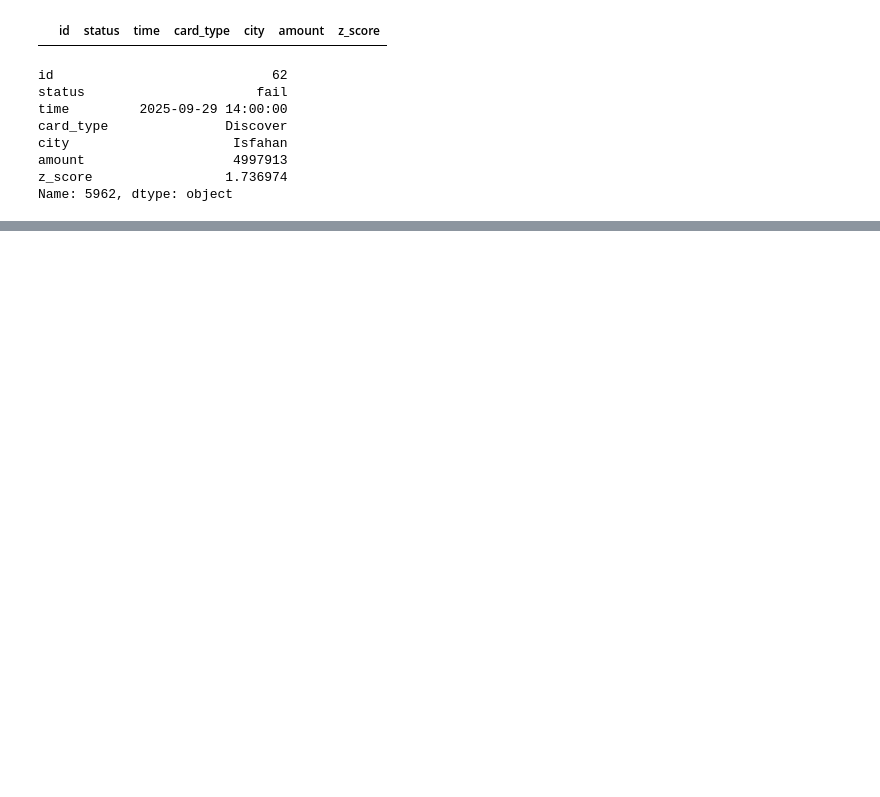
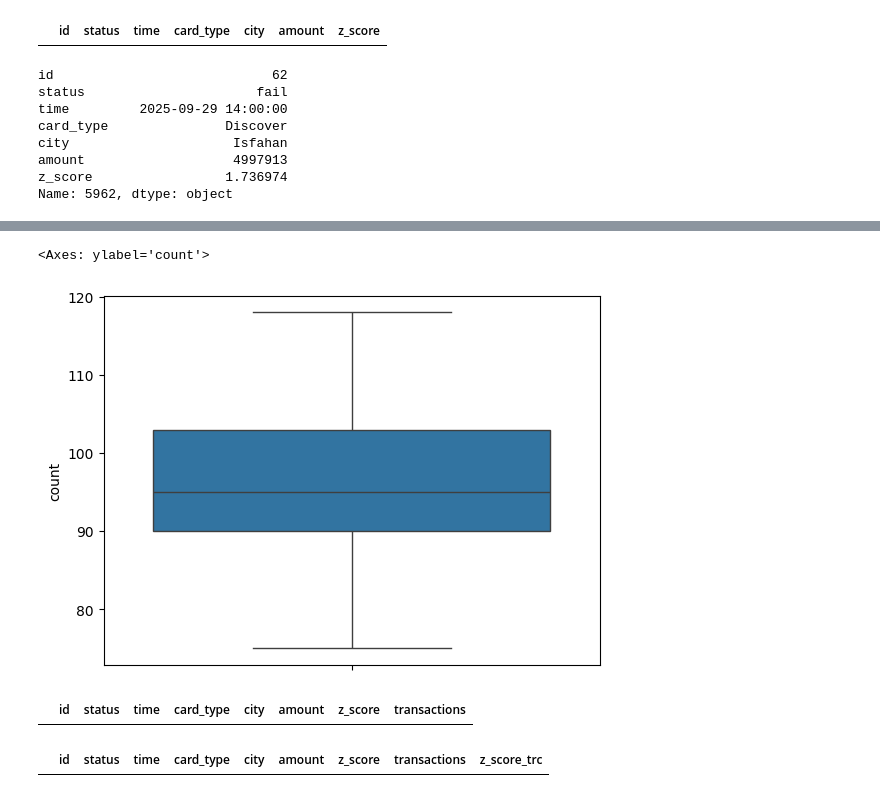
Before and after one commit to MRXLANTERN1390/IranianCustomer_Payment, a Jupyter notebook: NoteBook.ipynb, the cells around one changed output, grey strips where cells are left out. Saved outputs shown, nothing was run; the diff lists cells and outputs as text; code cells hidden in the pictures; blank space fills up the shorter version.

Commit message:
outliers of each user transactions

```diff
--- a/NoteBook.ipynb
+++ b/NoteBook.ipynb
@@ -220,7 +220,7 @@ df[(df['amount'] > upper_bound) | (df['amount'] < lower_bound)]
 mean = df['amount'].mean()
 std = df['amount'].std()
 
-df['z_score'] = (df['amount'] - mean) / std
+df['z_score'] = abs((df['amount'] - mean) / std)
 df[df['z_score'] > 3]
 # %% [output]
 |  | id | status | time | card_type | city | amount | z_score |
@@ -237,0 +247,31 @@ Name: 5962, dtype: object
+# %%
+# Hackers Or People That Have Big Values Transactions
+
+# groupby_id = df[df['status'] != 'fail'].groupby('id')
+
+transactions = df['id'].value_counts()
+df['transactions'] = transactions
+sns.boxplot(transactions)
+# %% [output]
+<Axes: ylabel='count'>
+[figure, added]
+# %%
+q1_trc = df['transactions'].quantile(0.25)
+q3_trc = df['transactions'].quantile(0.75)
+
+IQR_trc = q3_trc - q1_trc
+
+lower_bound_trc = q1 - 1.5 * IQR
+upper_bound_trc = q3 + 1.5 * IQR
+
+df[(df['transactions'] > upper_bound_trc) | (df['transactions'] < lower_bound_trc)]
+# %% [output]
+|  | id | status | time | card_type | city | amount | z_score | transactions |
+# %%
+mean_trc = df['transactions'].mean()
+std_trc = df['transactions'].std()
+
+df['z_score_trc'] = abs((df['transactions'] - mean_trc) / std_trc)
+df[df['z_score_trc'] > 3]
+# %% [output]
+|  | id | status | time | card_type | city | amount | z_score | transactions | z_score_trc |
```
Also changed, not shown: parts of 3 cells of this notebook.
